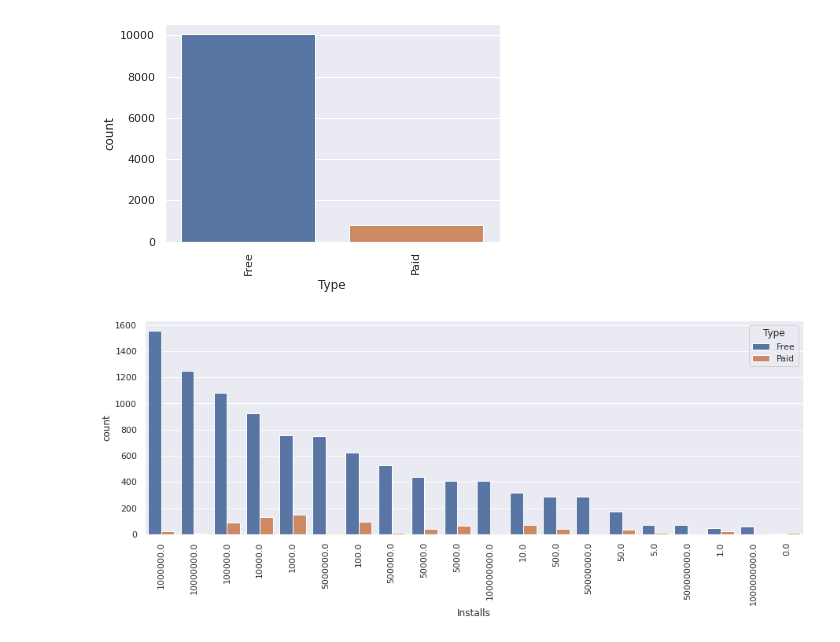
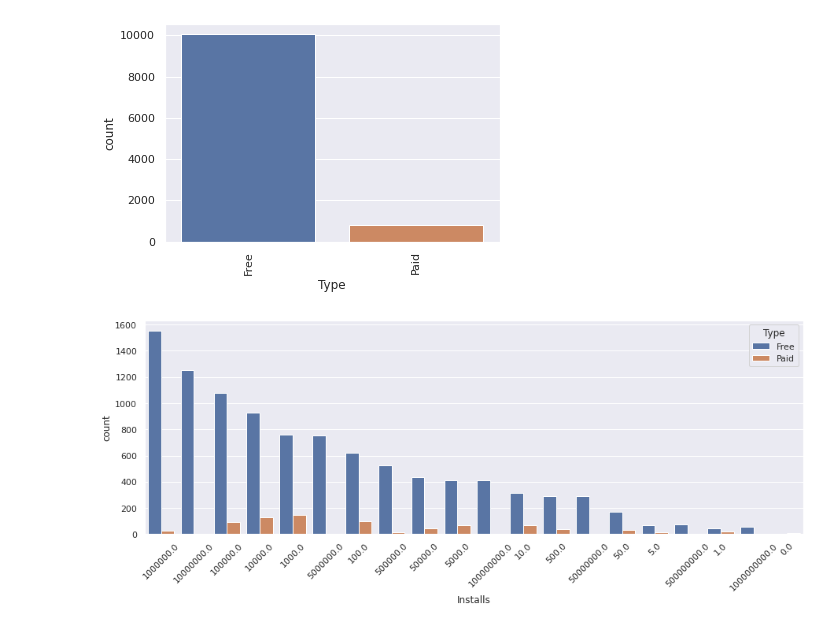
Before and after one commit to sanjaymkr/Google_Play_Store_Data_Analysis, a Jupyter notebook: Sanjay_Kumar_Google_Play_Store_Review.ipynb, the cells around one changed output. Drawn from its saved outputs; the diff is of its cells as text; code cells hidden in the pictures.

```diff
--- a/Sanjay_Kumar_Google_Play_Store_Review.ipynb
+++ b/Sanjay_Kumar_Google_Play_Store_Review.ipynb
@@ -491,7 +492,7 @@ plt.xticks(rotation=90)
 # %%
 f,ax1 = plt.subplots(ncols=1)
 sns.countplot(x='Installs',hue='Type',data=play_store,ax=ax1,order=play_store['Installs'].value_counts().index)
-plt.xticks(rotation=90)
+plt.xticks(rotation=45)
 f.set_size_inches(15,5)
 # %% [output]
-[figure, old version]
+[figure, new version]
```
Also changed, not shown: parts of 10 cells of this notebook.
